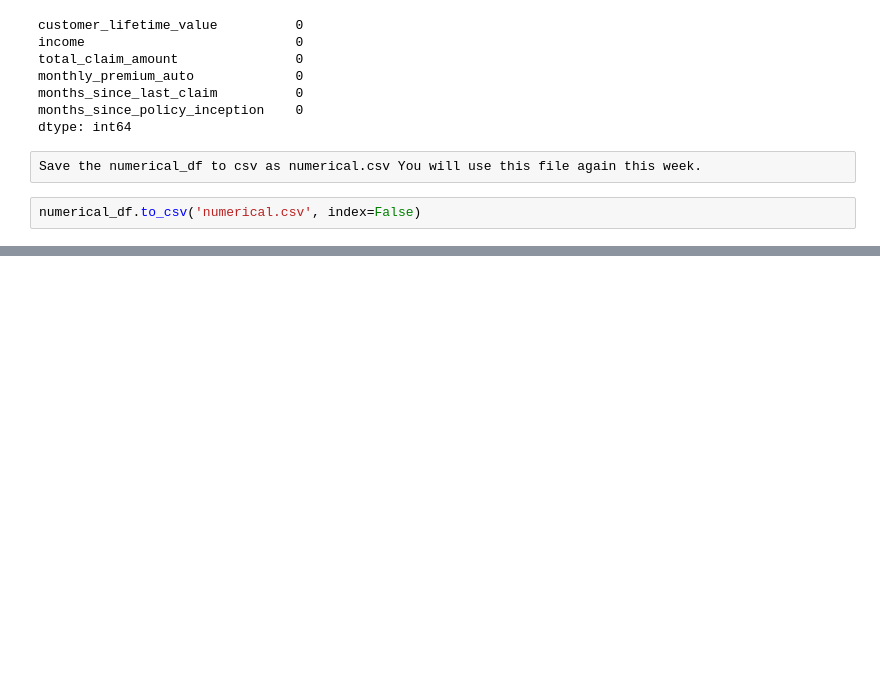
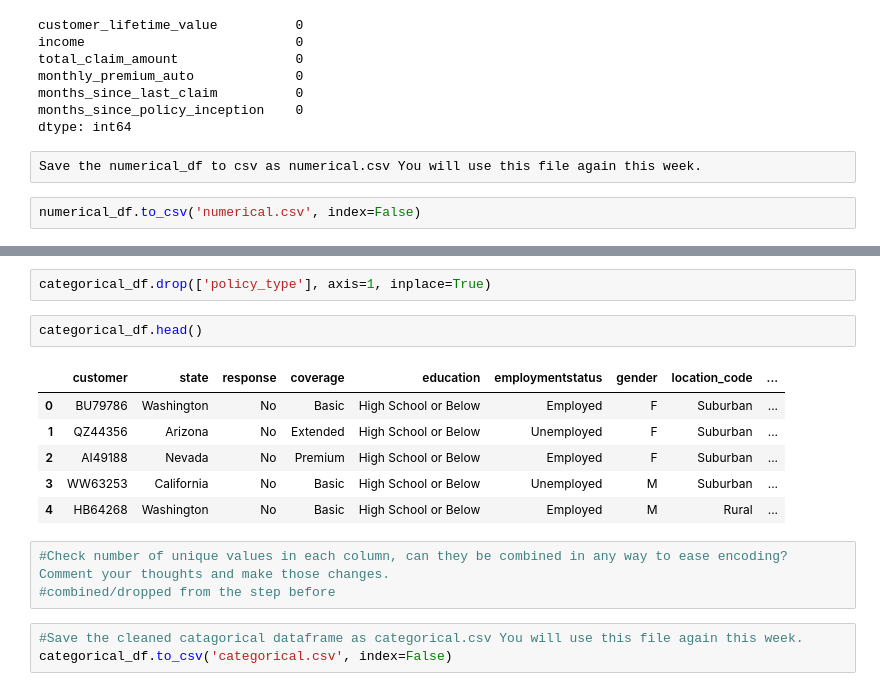
Before and after one commit to ArtemDubrovin222/lab-cleaning-numerical-data, a Jupyter notebook: files_for_lab/cleaning lab.ipynb, the cells around one changed output, grey strips where cells are left out. Cells and saved outputs as stored; diff of their text form; blank space fills up the shorter version.

```diff
--- a/files_for_lab/cleaning lab.ipynb
+++ b/files_for_lab/cleaning lab.ipynb
@@ -248,0 +535,17 @@ numerical_df.to_csv('numerical.csv', index=False)
+# %%
+categorical_df.drop(['policy_type'], axis=1, inplace=True)
+# %%
+categorical_df.head()
+# %% [output]
+|  | customer | state | response | coverage | education | employmentstatus | gender | location_code | ... |
+| 0 | BU79786 | Washington | No | Basic | High School or Below | Employed | F | Suburban | ... |
+| 1 | QZ44356 | Arizona | No | Extended | High School or Below | Unemployed | F | Suburban | ... |
+| 2 | AI49188 | Nevada | No | Premium | High School or Below | Employed | F | Suburban | ... |
+| 3 | WW63253 | California | No | Basic | High School or Below | Unemployed | M | Suburban | ... |
+| 4 | HB64268 | Washington | No | Basic | High School or Below | Employed | M | Rural | ... |
+# %%
+#Check number of unique values in each column, can they be combined in any way to ease encoding? Comment your thoughts and make those changes.
+#combined/dropped from the step before
+# %%
+#Save the cleaned catagorical dataframe as categorical.csv You will use this file again this week.
+categorical_df.to_csv('categorical.csv', index=False)
```
Also changed, not shown: parts of 19 cells of this notebook, 1 other file.
